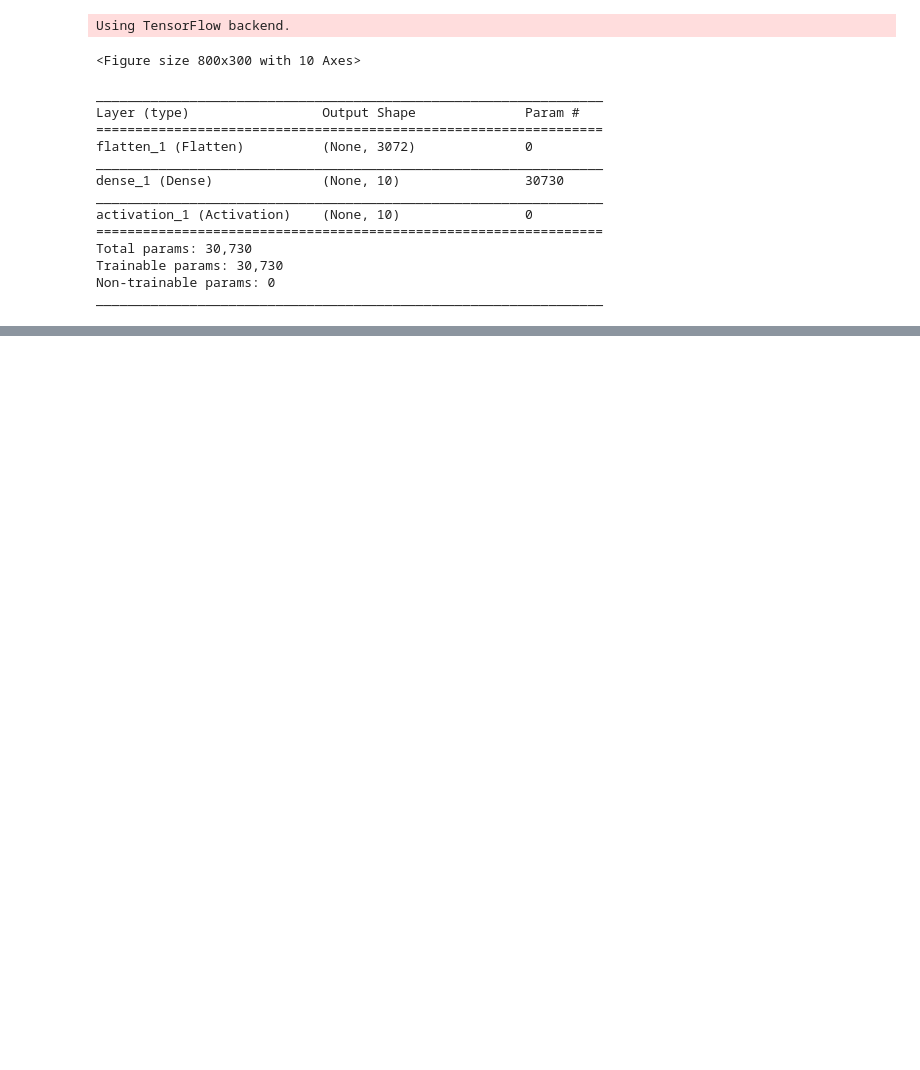
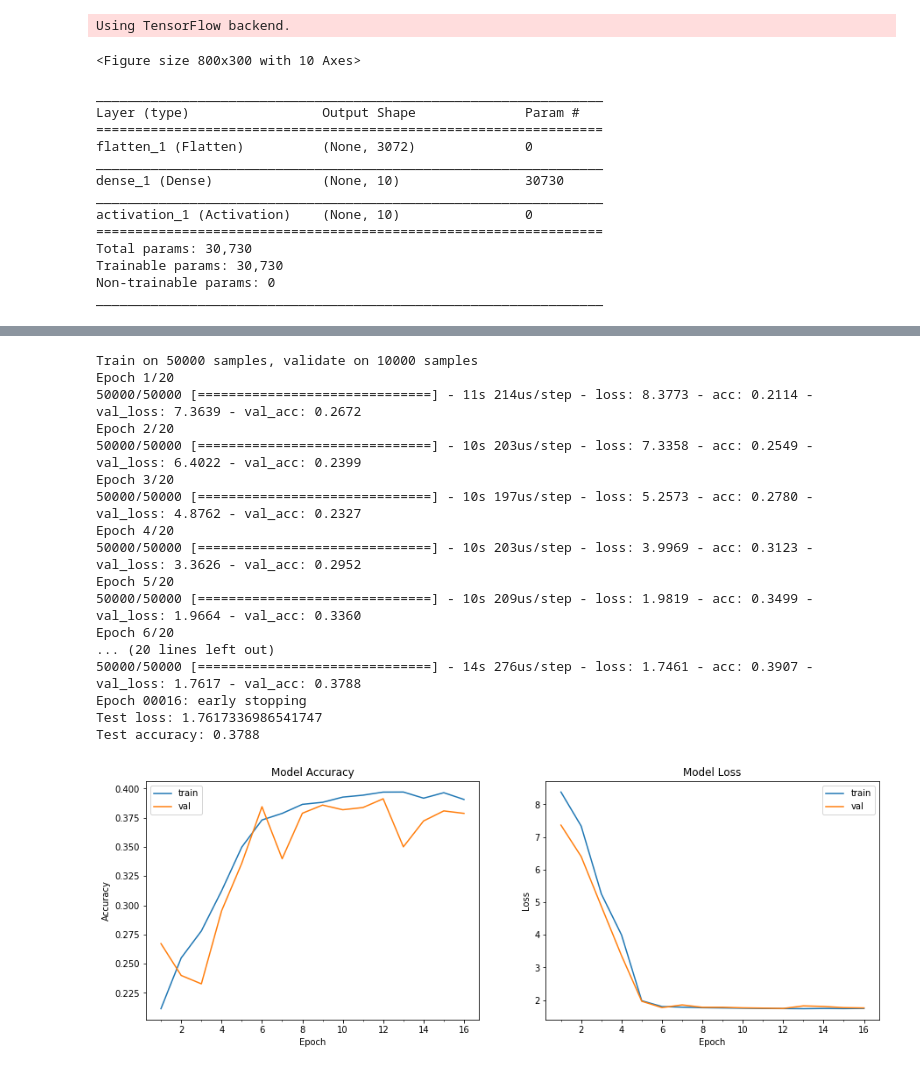
Before and after one commit to ignaciocasso/cv, a Jupyter notebook: CNN/cifar10ff_example-Copy1.ipynb, the cells around one changed output, grey strips where cells are left out. Cells and saved outputs as stored; diff of their text form; code cells hidden in the pictures; blank space fills up the shorter version.

```diff
--- a/CNN/cifar10ff_example-Copy1.ipynb
+++ b/CNN/cifar10ff_example-Copy1.ipynb
@@ -227,0 +312,14 @@ Epoch 1/20
+# %%
+# Multilayer Perceptrons (MLPs)
+from keras.models import Sequential
+from keras.layers import Dense, Dropout, Activation, Flatten
+
+model_5 = Sequential()
+model_5.add(Flatten(input_shape=(32, 32, 3)))
+model_5.add(Dense(500))
+model_5.add(Dense(10))
+model_5.add(Activation('softmax'))
+
+model_5.compile(optimizer='adam', loss='categorical_crossentropy', metrics=['accuracy'])
+es = EarlyStopping(monitor='val_loss', mode='min', verbose=1, patience=4)
+model_5.summary()
@@ -227,0 +342,32 @@ Epoch 1/20
+# %%
+# Training
+import time
+start = time.time()
+history = model_5.fit(X_train, Y_train, batch_size=128, epochs=20, verbose=1, validation_data=(X_test, Y_test), callbacks=[es])
+end = time.time()
+
+loss, acc = model_5.evaluate(X_test, Y_test, verbose=0)
+print('Test loss:', loss)
+print('Test accuracy:', acc)
+
+plot_model_history(history)
+print("Training MLP took " + str(end - start) + " seconds")
+# %% [output]
+Train on 50000 samples, validate on 10000 samples
+Epoch 1/20
+50000/50000 [==============================] - 11s 214us/step - loss: 8.3773 - acc: 0.2114 - val_loss: 7.3639 - val_acc: 0.2672
+Epoch 2/20
+50000/50000 [==============================] - 10s 203us/step - loss: 7.3358 - acc: 0.2549 - val_loss: 6.4022 - val_acc: 0.2399
+Epoch 3/20
+50000/50000 [==============================] - 10s 197us/step - loss: 5.2573 - acc: 0.2780 - val_loss: 4.8762 - val_acc: 0.2327
+Epoch 4/20
+50000/50000 [==============================] - 10s 203us/step - loss: 3.9969 - acc: 0.3123 - val_loss: 3.3626 - val_acc: 0.2952
+Epoch 5/20
+50000/50000 [==============================] - 10s 209us/step - loss: 1.9819 - acc: 0.3499 - val_loss: 1.9664 - val_acc: 0.3360
+Epoch 6/20
+... (20 lines left out)
+50000/50000 [==============================] - 14s 276us/step - loss: 1.7461 - acc: 0.3907 - val_loss: 1.7617 - val_acc: 0.3788
+Epoch 00016: early stopping
+Test loss: 1.7617336986541747
+Test accuracy: 0.3788
+[figure, added]
```
Also changed, not shown: parts of 9 cells of this notebook, 10 other files.
